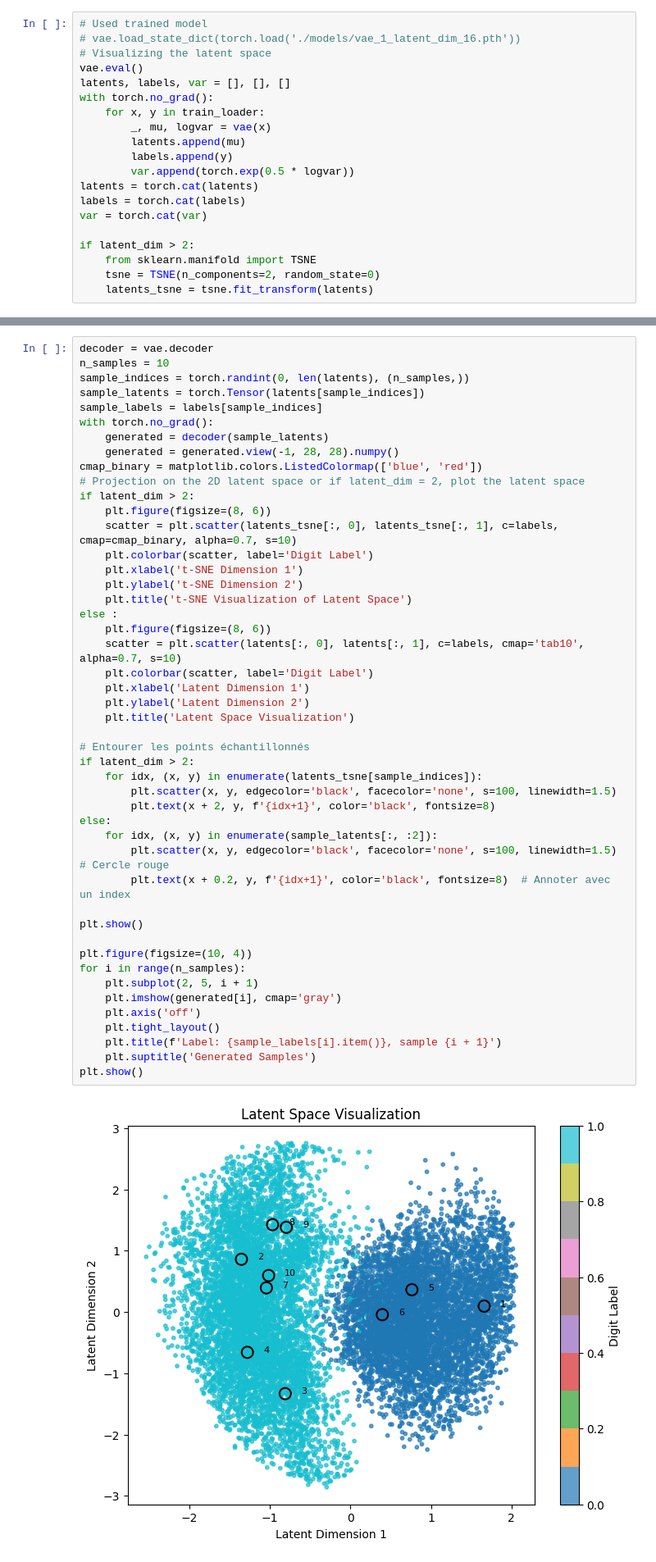
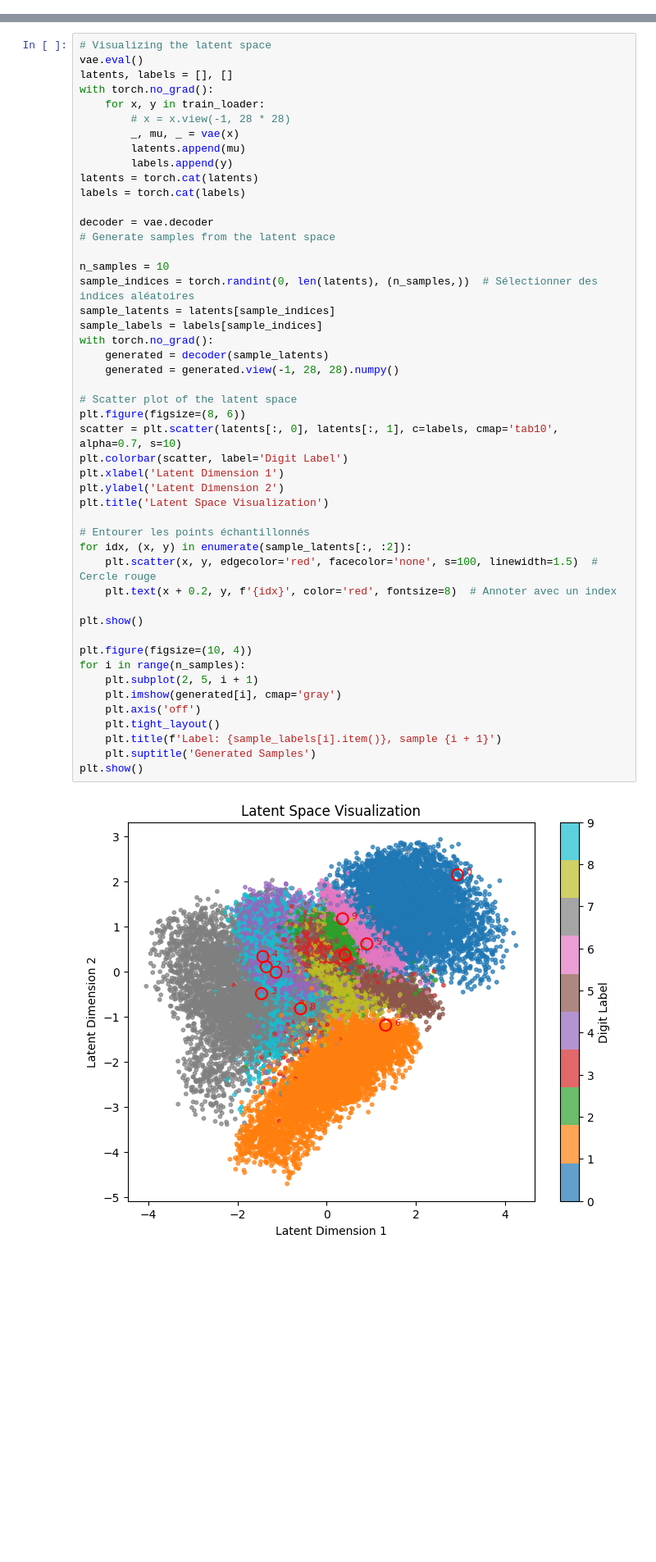
Before and after one commit to francklaborde/GDA_Project, a Jupyter notebook: Latent_space_oddity.ipynb, the cells around one changed output, grey strips where cells are left out. Shown: that part at 82% size. Saved outputs shown, nothing was run; the diff lists cells and outputs as text; blank space fills up the shorter version.

```diff
--- a/Latent_space_oddity.ipynb
+++ b/Latent_space_oddity.ipynb
@@ -139,20 +128,0 @@ plt.show()
-# %%
-# Used trained model
-# vae.load_state_dict(torch.load('./models/vae_1_latent_dim_16.pth'))
-# Visualizing the latent space
-vae.eval()
-latents, labels, var = [], [], []
-with torch.no_grad():
-    for x, y in train_loader:
-        _, mu, logvar = vae(x)
-        latents.append(mu)
-        labels.append(y)
-        var.append(torch.exp(0.5 * logvar))
-latents = torch.cat(latents)
-labels = torch.cat(labels)
-var = torch.cat(var)
-
-if latent_dim > 2:
-    from sklearn.manifold import TSNE
-    tsne = TSNE(n_components=2, random_state=0)
-    latents_tsne = tsne.fit_transform(latents)
@@ -161,49 +129,50 @@ torch.Size([12544, 2])
 # %%
+# Visualizing the latent space
+vae.eval()
+latents, labels = [], []
+with torch.no_grad():
+    for x, y in train_loader:
+        # x = x.view(-1, 28 * 28)
+        _, mu, _ = vae(x)
+        latents.append(mu)
+        labels.append(y)
+latents = torch.cat(latents)
+labels = torch.cat(labels)
+
 decoder = vae.decoder
+# Generate samples from the latent space
+
 n_samples = 10
-sample_indices = torch.randint(0, len(latents), (n_samples,))
-sample_latents = torch.Tensor(latents[sample_indices])
+sample_indices = torch.randint(0, len(latents), (n_samples,))  # Sélectionner des indices aléatoires
+sample_latents = latents[sample_indices]
 sample_labels = labels[sample_indices]
 with torch.no_grad():
     generated = decoder(sample_latents)
     generated = generated.view(-1, 28, 28).numpy()
-cmap_binary = matplotlib.colors.ListedColormap(['blue', 'red'])
-# Projection on the 2D latent space or if latent_dim = 2, plot the latent space
-if latent_dim > 2:
-    plt.figure(figsize=(8, 6))
-    scatter = plt.scatter(latents_tsne[:, 0], latents_tsne[:, 1], c=labels, cmap=cmap_binary, alpha=0.7, s=10)
-    plt.colorbar(scatter, label='Digit Label')
-    plt.xlabel('t-SNE Dimension 1')
-    plt.ylabel('t-SNE Dimension 2')
-    plt.title('t-SNE Visualization of Latent Space')
-else :
-    plt.figure(figsize=(8, 6))
-    scatter = plt.scatter(latents[:, 0], latents[:, 1], c=labels, cmap='tab10', alpha=0.7, s=10)
-    plt.colorbar(scatter, label='Digit Label')
-    plt.xlabel('Latent Dimension 1')
-    plt.ylabel('Latent Dimension 2')
-    plt.title('Latent Space Visualization')
+
+# Scatter plot of the latent space
+plt.figure(figsize=(8, 6))
+scatter = plt.scatter(latents[:, 0], latents[:, 1], c=labels, cmap='tab10', alpha=0.7, s=10)
+plt.colorbar(scatter, label='Digit Label')
+plt.xlabel('Latent Dimension 1')
+plt.ylabel('Latent Dimension 2')
+plt.title('Latent Space Visualization')
 
 # Entourer les points échantillonnés
-if latent_dim > 2:
-    for idx, (x, y) in enumerate(latents_tsne[sample_indices]):
-        plt.scatter(x, y, edgecolor='black', facecolor='none', s=100, linewidth=1.5)
-        plt.text(x + 2, y, f'{idx+1}', color='black', fontsize=8)
-else:
-    for idx, (x, y) in enumerate(sample_latents[:, :2]):
-        plt.scatter(x, y, edgecolor='black', facecolor='none', s=100, linewidth=1.5)  # Cercle rouge
-        plt.text(x + 0.2, y, f'{idx+1}', color='black', fontsize=8)  # Annoter avec un index
+for idx, (x, y) in enumerate(sample_latents[:, :2]):
+    plt.scatter(x, y, edgecolor='red', facecolor='none', s=100, linewidth=1.5)  # Cercle rouge
+    plt.text(x + 0.2, y, f'{idx}', color='red', fontsize=8)  # Annoter avec un index
 
 plt.show()
 
 plt.figure(figsize=(10, 4))
 for i in range(n_samples):
     plt.subplot(2, 5, i + 1)
     plt.imshow(generated[i], cmap='gray')
     plt.axis('off')
     plt.tight_layout()
     plt.title(f'Label: {sample_labels[i].item()}, sample {i + 1}')
     plt.suptitle('Generated Samples')
 plt.show()
 # %% [output]
-[figure, old version]
+[figure, new version]
```
Also changed, not shown: parts of 21 cells of this notebook, 3 other files.
